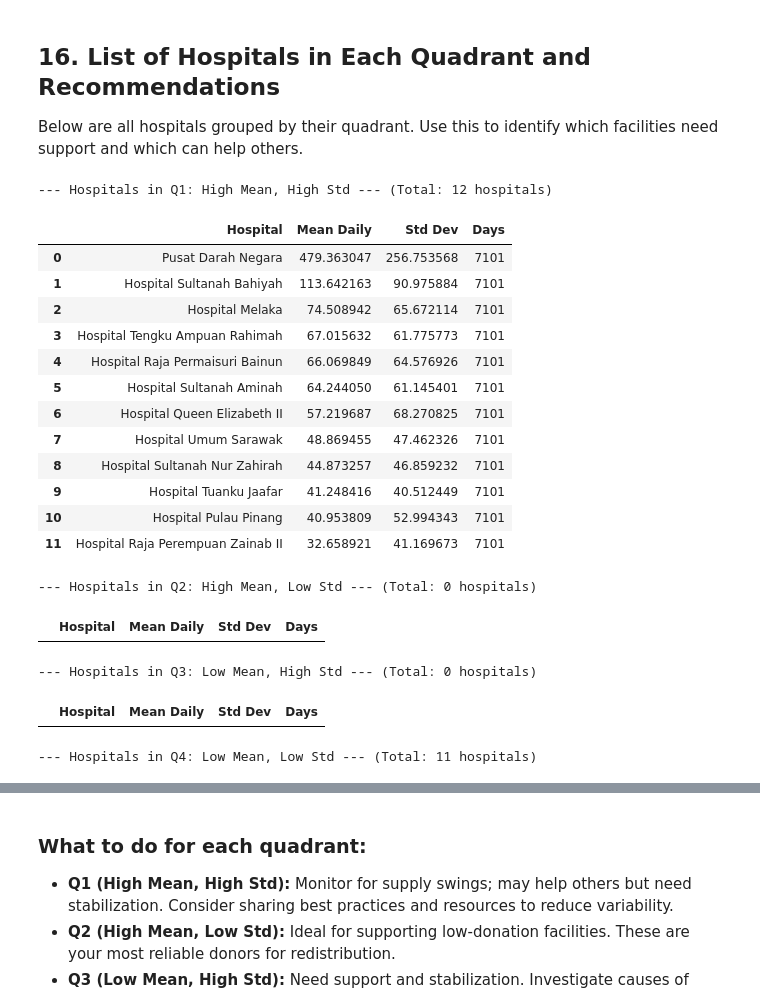
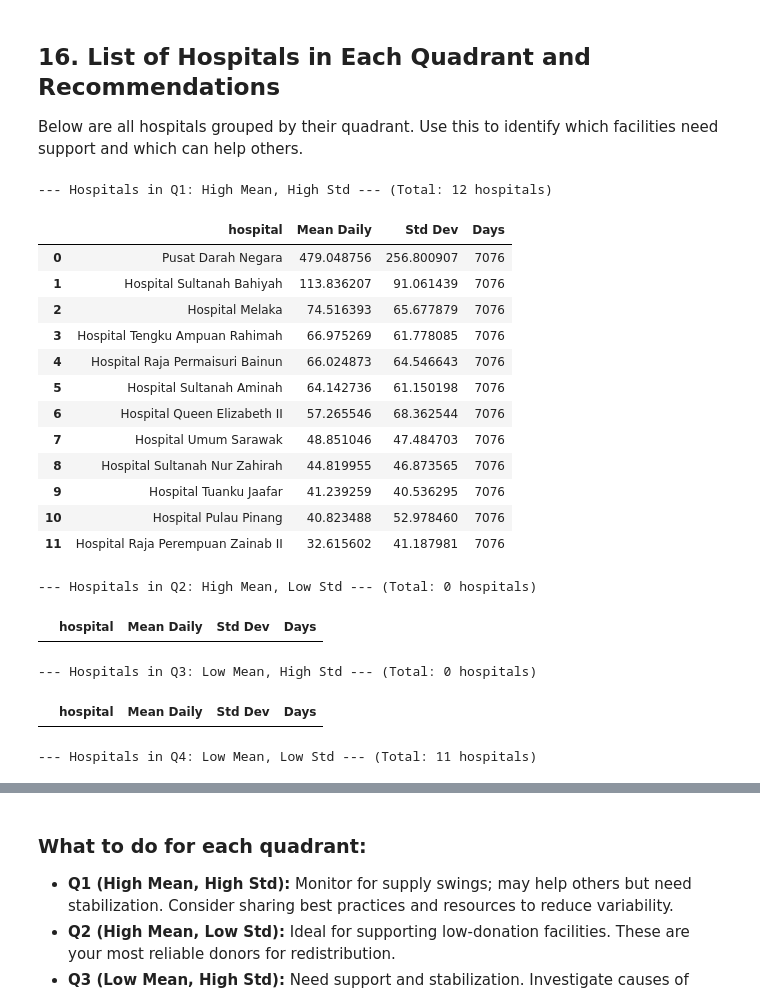
Before and after one commit to 17127309/data-darah-public, a Jupyter notebook: eda_darah_public.ipynb, the cells around one changed output, grey strips where cells are left out. Cells and saved outputs as stored; diff of their text form; code cells hidden in the pictures.

```diff
--- a/eda_darah_public.ipynb
+++ b/eda_darah_public.ipynb
@@ -21,8 +21,8 @@ sns.set(style="whitegrid")
 Read the facility and state donation datasets.
 # %%
 # Load the datasets
-facility_df = pd.read_csv('donations_facility.csv')
-state_df = pd.read_csv('donations_state.csv')
+facility_df = pd.read_csv('data/original/donations_facility.csv')
+state_df = pd.read_csv('data/original/donations_state.csv')
 
 # Exclude rows where state is 'Malaysia' (case-insensitive) in state_df
 # EXPLANATION: The 'Malaysia' row in donations_state.csv represents the national total (sum of all states).
@@ -395,30 +395,50 @@ plt.show()
 ## 16. List of Hospitals in Each Quadrant and Recommendations
 Below are all hospitals grouped by their quadrant. Use this to identify which facilities need support and which can help others.
 # %%
+# Calculate hospital_stats_all if not already defined
+hospital_stats_all = facility_df.groupby('hospital')['daily'].agg(['mean', 'std', 'count'])
+
+# Define choices
+choices = ['Q1: High Mean, High Std', 'Q2: High Mean, Low Std', 'Q3: Low Mean, High Std', 'Q4: Low Mean, Low Std']
+
+# Calculate thresholds (median split) for all facilities
+mean_thresh_all = hospital_stats_all['mean'].median()
+std_thresh_all = hospital_stats_all['std'].median()
+
+# Assign quadrants for all facilities
+conditions_all = [
+    (hospital_stats_all['mean'] >= mean_thresh_all) & (hospital_stats_all['std'] >= std_thresh_all),  # Q1
+    (hospital_stats_all['mean'] >= mean_thresh_all) & (hospital_stats_all['std'] < std_thresh_all),   # Q2
+    (hospital_stats_all['mean'] < mean_thresh_all) & (hospital_stats_all['std'] >= std_thresh_all),   # Q3
+    (hospital_stats_all['mean'] < mean_thresh_all) & (hospital_stats_all['std'] < std_thresh_all)     # Q4
+]
+hospital_stats_all['quadrant'] = np.select(conditions_all, choices)
+
 # Display all hospitals in each quadrant as tables
 for q in choices:
-    hospitals_in_q = hospital_stats[hospital_stats['quadrant'] == q].copy()
+    hospitals_in_q = hospital_stats_all[hospital_stats_all['quadrant'] == q].copy()
     display_df = hospitals_in_q[['mean', 'std', 'count']].sort_values(by='mean', ascending=False)
-    display_df = display_df.reset_index().rename(columns={'hospital': 'Hospital', 'mean': 'Mean Daily', 'std': 'Std Dev', 'count': 'Days'})
+    display_df = display_df.reset_index()  # This brings the hospital name into a column called 'index'
+    display_df = display_df.rename(columns={'index': 'Hospital', 'mean': 'Mean Daily', 'std': 'Std Dev', 'count': 'Days'})
     print(f"\n--- Hospitals in {q} --- (Total: {len(display_df)} hospitals)")
     display(display_df)
 # %% [output]
 --- Hospitals in Q1: High Mean, High Std --- (Total: 12 hospitals)
-|  | Hospital | Mean Daily | Std Dev | Days |
-| 0 | Pusat Darah Negara | 479.363047 | 256.753568 | 7101 |
-| 1 | Hospital Sultanah Bahiyah | 113.642163 | 90.975884 | 7101 |
-| 2 | Hospital Melaka | 74.508942 | 65.672114 | 7101 |
-| 3 | Hospital Tengku Ampuan Rahimah | 67.015632 | 61.775773 | 7101 |
-| 4 | Hospital Raja Permaisuri Bainun | 66.069849 | 64.576926 | 7101 |
-| 5 | Hospital Sultanah Aminah | 64.244050 | 61.145401 | 7101 |
-| 6 | Hospital Queen Elizabeth II | 57.219687 | 68.270825 | 7101 |
-| 7 | Hospital Umum Sarawak | 48.869455 | 47.462326 | 7101 |
-| 8 | Hospital Sultanah Nur Zahirah | 44.873257 | 46.859232 | 7101 |
-| 9 | Hospital Tuanku Jaafar | 41.248416 | 40.512449 | 7101 |
-| 10 | Hospital Pulau Pinang | 40.953809 | 52.994343 | 7101 |
-| 11 | Hospital Raja Perempuan Zainab II | 32.658921 | 41.169673 | 7101 |
+|  | hospital | Mean Daily | Std Dev | Days |
+| 0 | Pusat Darah Negara | 479.048756 | 256.800907 | 7076 |
+| 1 | Hospital Sultanah Bahiyah | 113.836207 | 91.061439 | 7076 |
+| 2 | Hospital Melaka | 74.516393 | 65.677879 | 7076 |
+| 3 | Hospital Tengku Ampuan Rahimah | 66.975269 | 61.778085 | 7076 |
+| 4 | Hospital Raja Permaisuri Bainun | 66.024873 | 64.546643 | 7076 |
+| 5 | Hospital Sultanah Aminah | 64.142736 | 61.150198 | 7076 |
+| 6 | Hospital Queen Elizabeth II | 57.265546 | 68.362544 | 7076 |
+| 7 | Hospital Umum Sarawak | 48.851046 | 47.484703 | 7076 |
+| 8 | Hospital Sultanah Nur Zahirah | 44.819955 | 46.873565 | 7076 |
+| 9 | Hospital Tuanku Jaafar | 41.239259 | 40.536295 | 7076 |
+| 10 | Hospital Pulau Pinang | 40.823488 | 52.978460 | 7076 |
+| 11 | Hospital Raja Perempuan Zainab II | 32.615602 | 41.187981 | 7076 |
 --- Hospitals in Q2: High Mean, Low Std --- (Total: 0 hospitals)
-|  | Hospital | Mean Daily | Std Dev | Days |
+|  | hospital | Mean Daily | Std Dev | Days |
 --- Hospitals in Q3: Low Mean, High Std --- (Total: 0 hospitals)
-|  | Hospital | Mean Daily | Std Dev | Days |
+|  | hospital | Mean Daily | Std Dev | Days |
 --- Hospitals in Q4: Low Mean, Low Std --- (Total: 11 hospitals)
```
Also changed, not shown: parts of 10 cells of this notebook, 15 other files.
